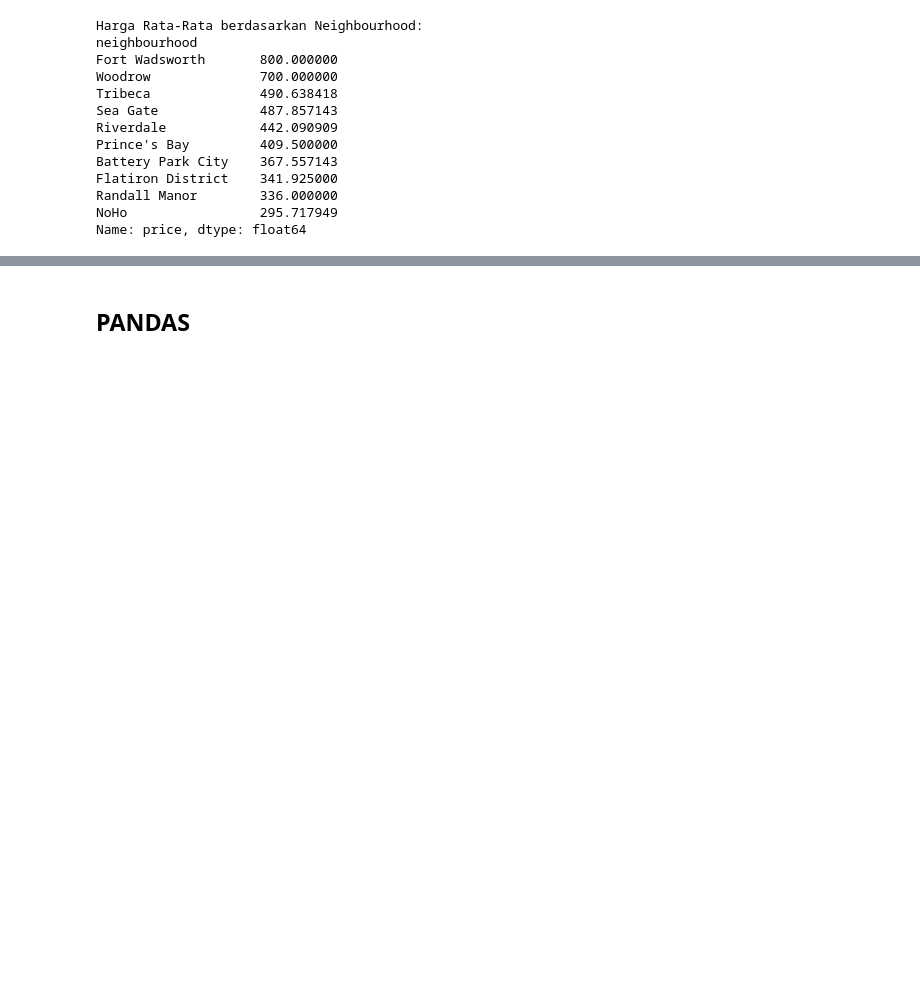
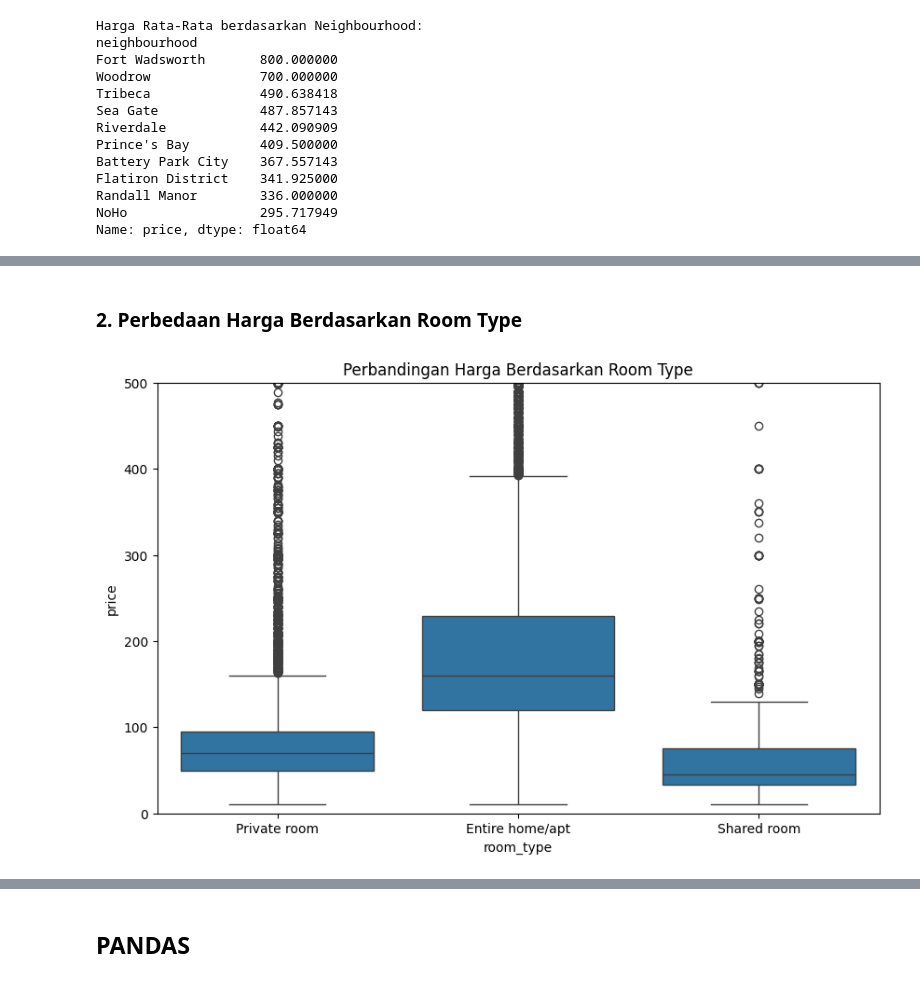
Before and after one commit to Zaxzz/kecerdasan_buatan, a Jupyter notebook: UTS_AI.ipynb, the cells around one changed output, grey strips where cells are left out. Drawn from its saved outputs; the diff is of its cells as text; code cells hidden in the pictures; blank space fills up the shorter version.

```diff
--- a/UTS_AI.ipynb
+++ b/UTS_AI.ipynb
@@ -187,0 +206,13 @@ Name: price, dtype: float64
+# %% [markdown]
+### 2. Perbedaan Harga Berdasarkan Room Type
+# %%
+import seaborn as sns
+
+plt.figure(figsize=(10,6))
+sns.boxplot(x='room_type', y='price', data=df_airbnb)
+plt.title('Perbandingan Harga Berdasarkan Room Type')
+plt.ylim(0, 500)
+plt.savefig('boxplot_room_type.png')
+plt.show()
+# %% [output]
+[figure, added]
```
Also changed, not shown: parts of 16 cells of this notebook.
